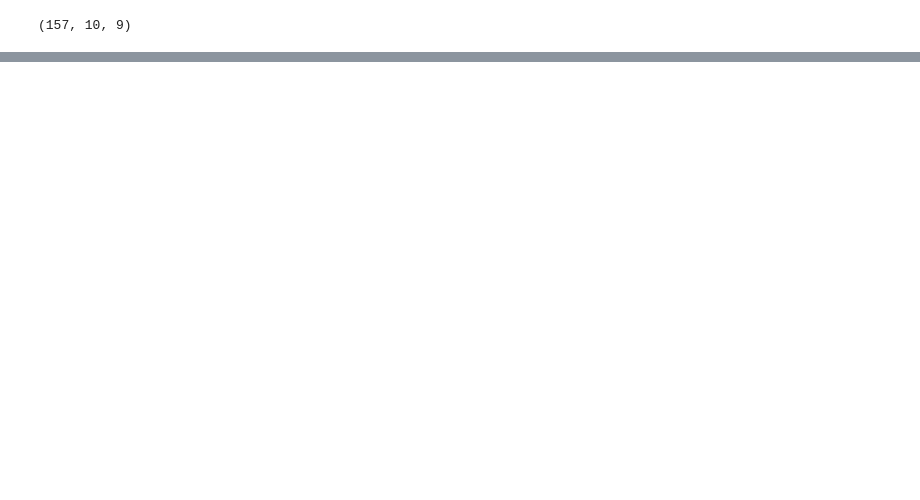
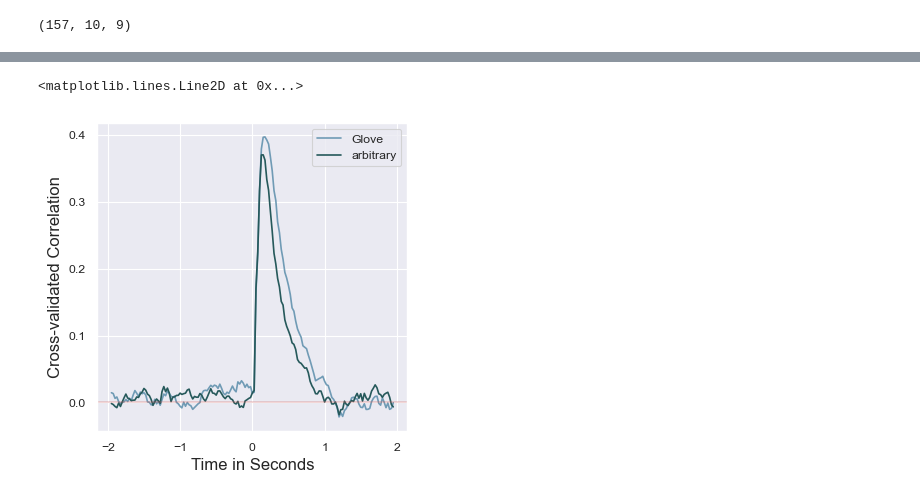
Before and after one commit to InesSchoenmann/Lingpred, a Jupyter notebook: notebooks_new/Audio_Encoding.ipynb, the cells around one changed output, grey strips where cells are left out. Drawn from its saved outputs; the diff is of its cells as text; code cells hidden in the pictures; blank space fills up the shorter version.

```diff
--- a/notebooks_new/Audio_Encoding.ipynb
+++ b/notebooks_new/Audio_Encoding.ipynb
@@ -172,0 +205,22 @@ ax1.axhline(c='indianred',  alpha=0.3)
+# %%
+# get model names
+models = [k.split(sep='_')[1] for k in results.keys()]
+labels = [m for m in models]
+
+
+fig, (ax1) = plt.subplots(1, 1, figsize=(4, 4))
+
+for i, key in enumerate(results.keys()):
+    ax1.plot(times_100, results[key].mean(axis=1).mean(axis=1), c=colours[models[i]], label=labels[i])
+    #ax1.fill_between(times_100[:78], lowerCI(reshape_x(results[key][:78,:, :])),
+    #                            upperCI(reshape_x(results[key][:78,:, :])), color=colours[models[i]], alpha=0.3)
+
+ax1.legend()
+#ax1.set_ylim([-0.005, 0.05])
+ax1.set_xlabel('Time in Seconds', fontsize=12)
+ax1.set_ylabel('Cross-validated Correlation', fontsize=12)
+ax1.axhline(c='indianred',  alpha=0.3)
+#ax1.set_title(dataset+':' + vectors)
+# %% [output]
+<matplotlib.lines.Line2D at 0x...>
+[figure, added]
```
Also changed, not shown: parts of 8 cells of this notebook, 2 other files.
